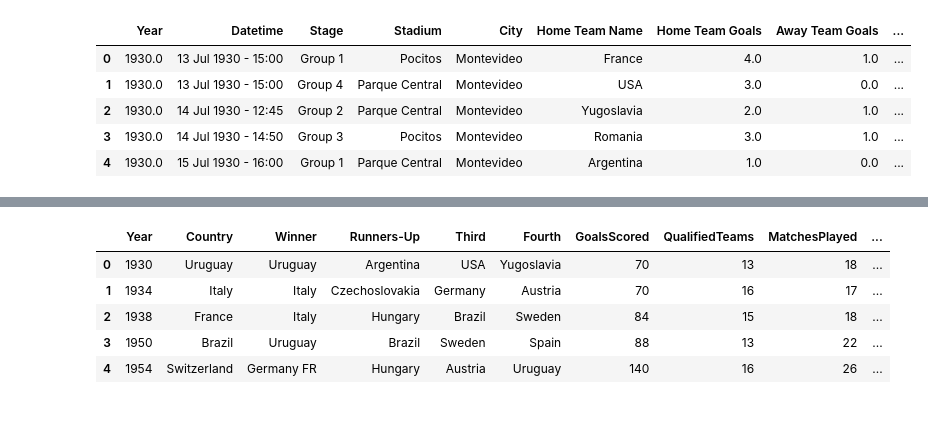
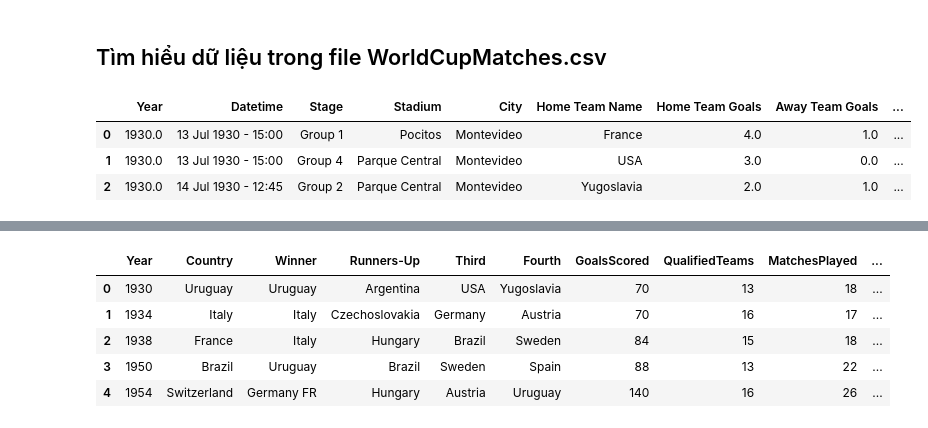
Before and after one commit to logacc99/LTKHDL_FinalProject, a Jupyter notebook: 1712174-NguyenGiaThuan.ipynb, the cells around one changed output, grey strips where cells are left out. Saved outputs shown, nothing was run; the diff lists cells and outputs as text; code cells hidden in the pictures.

```diff
--- a/1712174-NguyenGiaThuan.ipynb
+++ b/1712174-NguyenGiaThuan.ipynb
@@ -45,9 +19,9 @@ None
+# %% [markdown]
+## Tìm hiểu dữ liệu trong file WorldCupMatches.csv
 # %%
-match_data.head(5)
+match_data.head(3)
 # %% [output]
 |  | Year | Datetime | Stage | Stadium | City | Home Team Name | Home Team Goals | Away Team Goals | ... |
 | 0 | 1930.0 | 13 Jul 1930 - 15:00 | Group 1 | Pocitos | Montevideo | France | 4.0 | 1.0 | ... |
 | 1 | 1930.0 | 13 Jul 1930 - 15:00 | Group 4 | Parque Central | Montevideo | USA | 3.0 | 0.0 | ... |
 | 2 | 1930.0 | 14 Jul 1930 - 12:45 | Group 2 | Parque Central | Montevideo | Yugoslavia | 2.0 | 1.0 | ... |
-| 3 | 1930.0 | 14 Jul 1930 - 14:50 | Group 3 | Pocitos | Montevideo | Romania | 3.0 | 1.0 | ... |
-| 4 | 1930.0 | 15 Jul 1930 - 16:00 | Group 1 | Parque Central | Montevideo | Argentina | 1.0 | 0.0 | ... |
```
Also changed, not shown: parts of 32 cells of this notebook.
